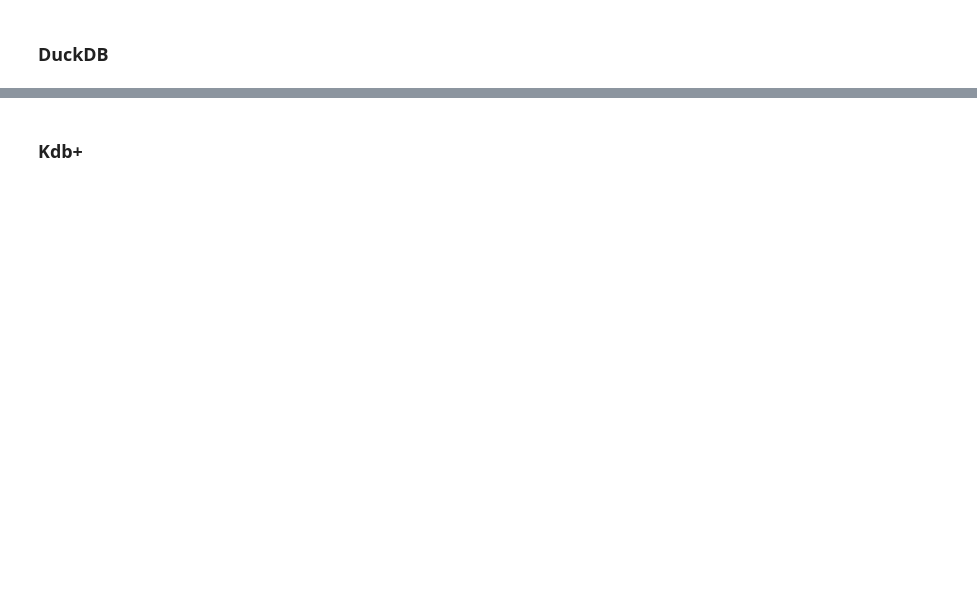
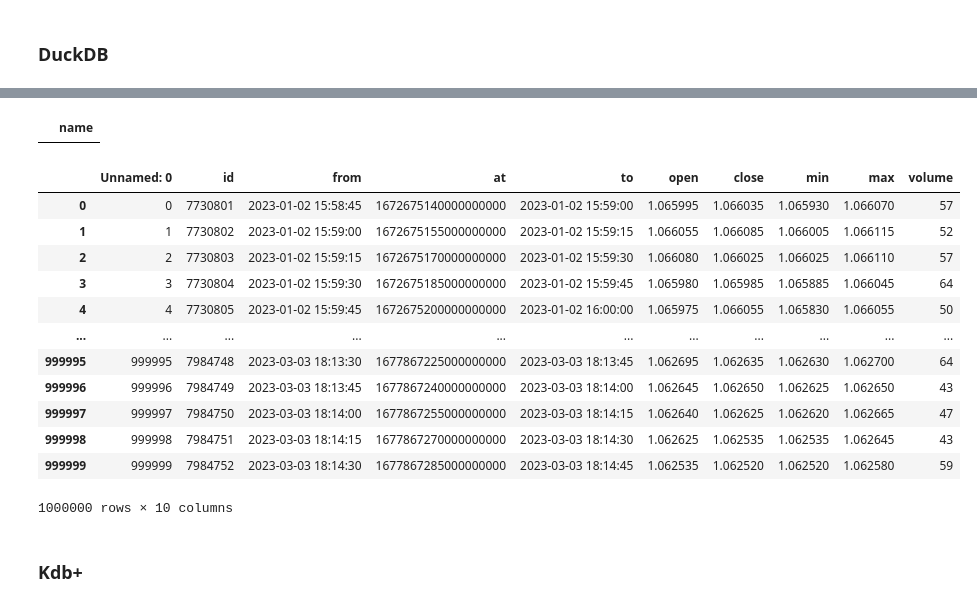
Before and after one commit to flashlan/compare-timeseries-databases, a Jupyter notebook: compareDBs.ipynb, the cells around one changed output, grey strips where cells are left out. Drawn from its saved outputs; the diff is of its cells as text; code cells hidden in the pictures; blank space fills up the shorter version.

```diff
--- a/compareDBs.ipynb
+++ b/compareDBs.ipynb
@@ -268,0 +265,5 @@ db = client["test"]
+# %%
+%%time
+conn = duckdb.connect()
+data = pd.read_csv("out.csv")
+conn.register("EURUSDtest", data)
@@ -269,2 +274,24 @@ db = client["test"]
+# %%
+display(conn.execute("SHOW TABLES").df())
+# %% [output]
+|  | name |
+# %%
+%%time
+df = conn.execute("SELECT * FROM EURUSDtest").df()
+df
+# %% [output]
+|  | Unnamed: 0 | id | from | at | to | open | close | min | max | volume |
+| 0 | 0 | 7730801 | 2023-01-02 15:58:45 | 1672675140000000000 | 2023-01-02 15:59:00 | 1.065995 | 1.066035 | 1.065930 | 1.066070 | 57 |
+| 1 | 1 | 7730802 | 2023-01-02 15:59:00 | 1672675155000000000 | 2023-01-02 15:59:15 | 1.066055 | 1.066085 | 1.066005 | 1.066115 | 52 |
+| 2 | 2 | 7730803 | 2023-01-02 15:59:15 | 1672675170000000000 | 2023-01-02 15:59:30 | 1.066080 | 1.066025 | 1.066025 | 1.066110 | 57 |
+| 3 | 3 | 7730804 | 2023-01-02 15:59:30 | 1672675185000000000 | 2023-01-02 15:59:45 | 1.065980 | 1.065985 | 1.065885 | 1.066045 | 64 |
+| 4 | 4 | 7730805 | 2023-01-02 15:59:45 | 1672675200000000000 | 2023-01-02 16:00:00 | 1.065975 | 1.066055 | 1.065830 | 1.066055 | 50 |
+| ... | ... | ... | ... | ... | ... | ... | ... | ... | ... | ... |
+| 999995 | 999995 | 7984748 | 2023-03-03 18:13:30 | 1677867225000000000 | 2023-03-03 18:13:45 | 1.062695 | 1.062635 | 1.062630 | 1.062700 | 64 |
+| 999996 | 999996 | 7984749 | 2023-03-03 18:13:45 | 1677867240000000000 | 2023-03-03 18:14:00 | 1.062645 | 1.062650 | 1.062625 | 1.062650 | 43 |
+| 999997 | 999997 | 7984750 | 2023-03-03 18:14:00 | 1677867255000000000 | 2023-03-03 18:14:15 | 1.062640 | 1.062625 | 1.062620 | 1.062665 | 47 |
+| 999998 | 999998 | 7984751 | 2023-03-03 18:14:15 | 1677867270000000000 | 2023-03-03 18:14:30 | 1.062625 | 1.062535 | 1.062535 | 1.062645 | 43 |
+| 999999 | 999999 | 7984752 | 2023-03-03 18:14:30 | 1677867285000000000 | 2023-03-03 18:14:45 | 1.062535 | 1.062520 | 1.062520 | 1.062580 | 59 |
+1000000 rows × 10 columns
 # %% [markdown]
 ### Kdb+
```
Also changed, not shown: parts of 26 cells of this notebook.
